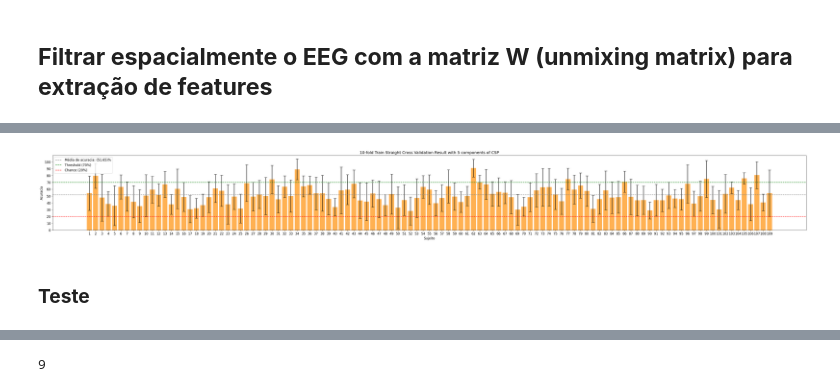
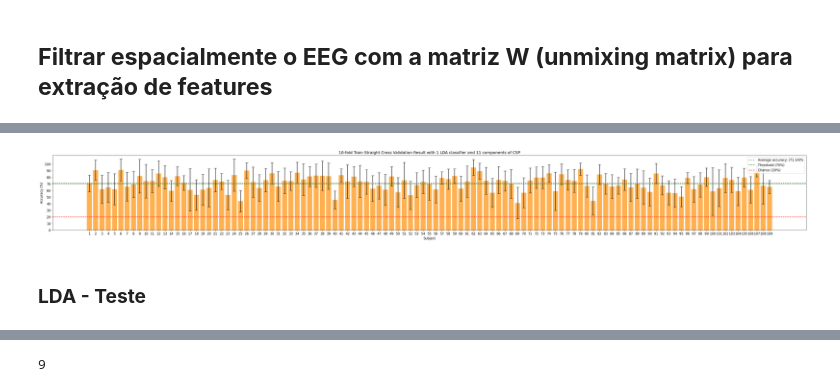
Before and after one commit to MiguelRochaBE/MotorImagery-BCI, a Jupyter notebook: MI_BCI_DatasetAnalysis.ipynb, the cells around one changed output, grey strips where cells are left out. Cells and saved outputs as stored; diff of their text form; code cells hidden in the pictures.

```diff
--- a/MI_BCI_DatasetAnalysis.ipynb
+++ b/MI_BCI_DatasetAnalysis.ipynb
@@ -502,5 +506,5 @@ def feat_vector(Z):
 # %%
-all_comp = np.arange(1,15)
+all_comp = np.arange(1,16) # De 1 a 15
 
 all_comp_feat_classes_train = []
 all_comp_feat_classes_test = []
@@ -541,7 +545,7 @@ print(np.shape(all_feat_classes_train[0]))
 from sklearn.discriminant_analysis import LinearDiscriminantAnalysis as LDA
 from sklearn.model_selection import cross_val_score
 
-clf = LDA()
+clf = LDA(solver = 'svd')
 kfold = 10
 
 all_cross_val_scores = np.zeros((len(all_comp),len(all_subject_epochs),2))
@@ -585,7 +589,7 @@ for count, n_comp in enumerate(all_comp):
 
     #print("Acuracia (Cross-validation) do participante %d: %0.2f (+/- %0.2f)" % (subject+1, cross_val_scores[subject,0], cross_val_scores[subject,1]))
 
-  #print("Média de acuracia (Cross-validation) com %d coponente: %0.2f (+/- %0.2f) " % (n_comp,np.mean(cross_val_scores[:,0]), np.mean(cross_val_scores[:,1])))
+  #print("Média de acuracia (Cross-validation) com %d componentes: %0.2f (+/- %0.2f) " % (n_comp,np.mean(cross_val_scores[:,0]), np.mean(cross_val_scores[:,1])))
 
   all_cross_val_scores[count] = cross_val_scores
 
@@ -602,21 +622,21 @@ print(np.shape(all_cross_val_scores))
 # %%
 import matplotlib.pyplot as plt
 
 fig, ax = plt.subplots(figsize=(50, 5))
 plt.rcParams.update({'font.size': 12})
-ax.set_title('Acuracia (%)')
+ax.set_title('Accuracy (%)')
 ax.bar(np.arange(1, len(all_subject_epochs)+1), all_cross_val_scores[idx][:,0], color="#ffb152", yerr=all_cross_val_scores[idx][:,1], capsize=5)
-ax.axhline(y=np.mean(all_cross_val_scores[idx][:,0]), color='grey', linestyle='--', label = f'Média de acuracia: ({np.mean(all_cross_val_scores[idx][:,0]):.2f})%')
+ax.axhline(y=np.mean(all_cross_val_scores[idx][:,0]), color='grey', linestyle='--', label = f'Average accuracy: ({np.mean(all_cross_val_scores[idx][:,0]):.2f})%')
 ax.axhline(y=70, color='green', linestyle='--', label = 'Threshold (70%)')
 ax.axhline(y=20, color='red', linestyle='--', label = 'Chance (20%)')
-ax.set(xticks=np.arange(1, len(all_subject_epochs)+1), xlabel='Sujeito',
-       yticks=np.arange(0, 101, step=10), ylabel='Acuracia',
-       title=f'10-fold Train Straight Cross Validation Result with {idx+1} components of CSP');
+ax.set(xticks=np.arange(1, len(all_subject_epochs)+1), xlabel='Subject',
+       yticks=np.arange(0, 101, step=10), ylabel='Accuracy (%)',
+       title=f'10-fold Train Straight Cross Validation Result with 1 LDA classifier and {idx+1} components of CSP');
 ax.legend();
 # %% [output]
-[figure, old version]
+[figure, new version]
 # %% [markdown]
-### **Teste**
+### **LDA - Teste**
 # %%
 from sklearn.metrics import accuracy_score
 
```
Also changed, not shown: parts of 27 cells of this notebook.
